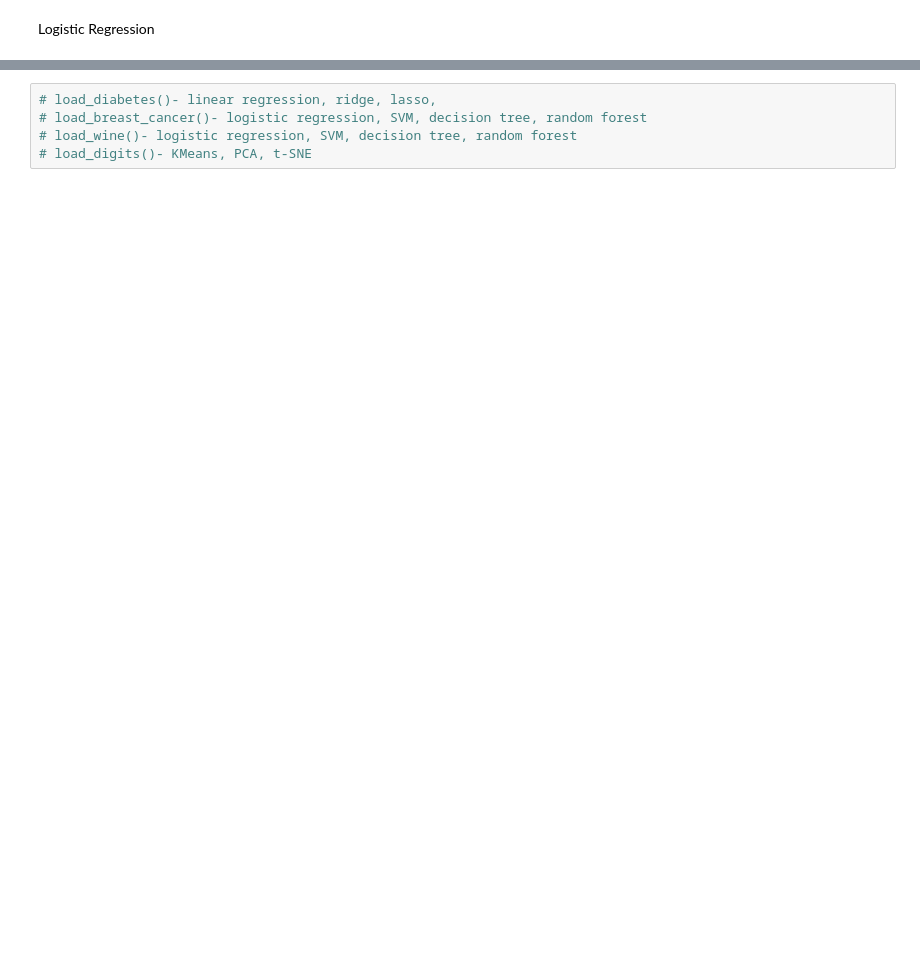
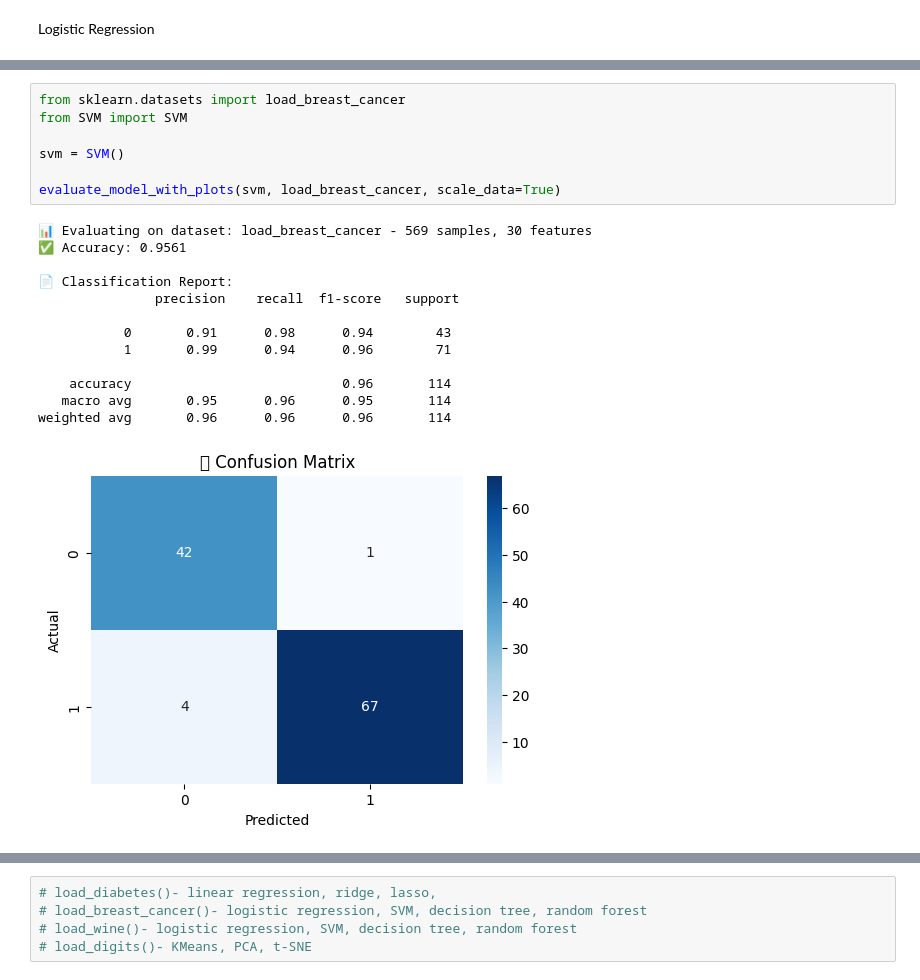
Before and after one commit to madhawa2001/made-from-scratch, a Jupyter notebook: ML Models from scratch/test.ipynb, the cells around one changed output, grey strips where cells are left out. Saved outputs shown, nothing was run; the diff lists cells and outputs as text; blank space fills up the shorter version.

```diff
--- a/ML Models from scratch/test.ipynb
+++ b/ML Models from scratch/test.ipynb
@@ -138,0 +223,21 @@ evaluate_model_with_plots(lgr, load_breast_cancer, scale_data=True)
+# %%
+from sklearn.datasets import load_breast_cancer
+from SVM import SVM
+
+svm = SVM()
+
+evaluate_model_with_plots(svm, load_breast_cancer, scale_data=True)
+# %% [output]
+📊 Evaluating on dataset: load_breast_cancer - 569 samples, 30 features
+✅ Accuracy: 0.9561
+
+📄 Classification Report:
+               precision    recall  f1-score   support
+
+           0       0.91      0.98      0.94        43
+           1       0.99      0.94      0.96        71
+
+    accuracy                           0.96       114
+   macro avg       0.95      0.96      0.95       114
+weighted avg       0.96      0.96      0.96       114
+[figure, added]
```
Also changed, not shown: parts of 9 cells of this notebook, 1 other file.
